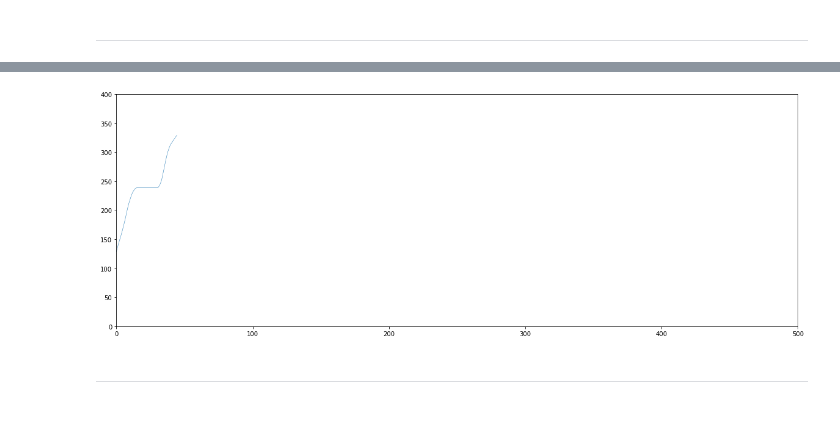
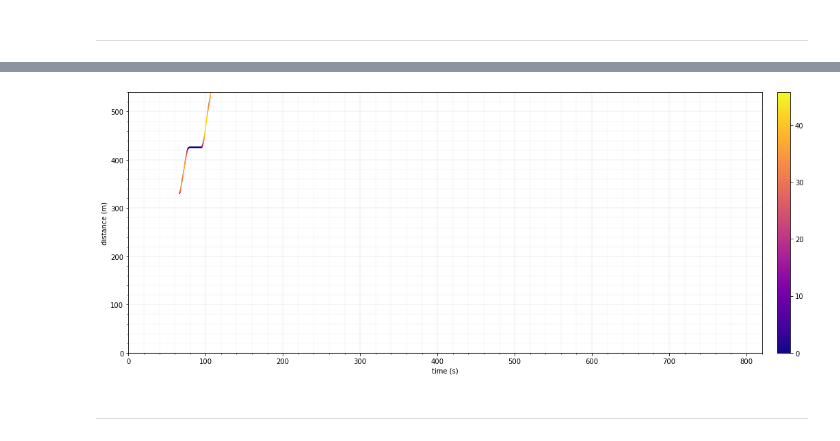
Before and after one commit to GAnagno/Social-Web, a Jupyter notebook: pNEUMA.ipynb, the cells around one changed output, grey strips where cells are left out. Drawn from its saved outputs; the diff is of its cells as text; code cells hidden in the pictures; blank space fills up the shorter version.

```diff
--- a/pNEUMA.ipynb
+++ b/pNEUMA.ipynb
@@ -344,10 +382,21 @@ for point in part.projection.values:
-# %%
-fig = plt.figure(figsize=(20,7))
-plt.xlim([0, 500])
-plt.ylim([0, 400])
-ax = plt.plot(times, distances, lw=0.5)
-# %% [output]
-[figure, removed]
+# %%
+times = trip.time.values
+speed = trip.speed.values
+distances = trip.distances.values
+# %%
+fig, ax = plt.subplots(figsize=(20, 7))
+plt.xlim([0, 820])
+plt.ylim([0, 540])
+ax.minorticks_on()
+ax.grid(which='minor', linestyle='--', linewidth=0.1, color='grey')
+ax.grid(which='major', linestyle='--', linewidth=0.1, color='black')
+ax = plt.scatter(times, distances, c=speed, s=2, ec=None, cmap='plasma')
+plt.ylabel('distance (m)')
+plt.xlabel('time (s)')
+plt.colorbar(ax, pad=0.02)
+plt.show()
+# %% [output]
+[figure, added]
 # %% [markdown]
 ***********************************************
 # %%
```
Also changed, not shown: parts of 22 cells of this notebook.
